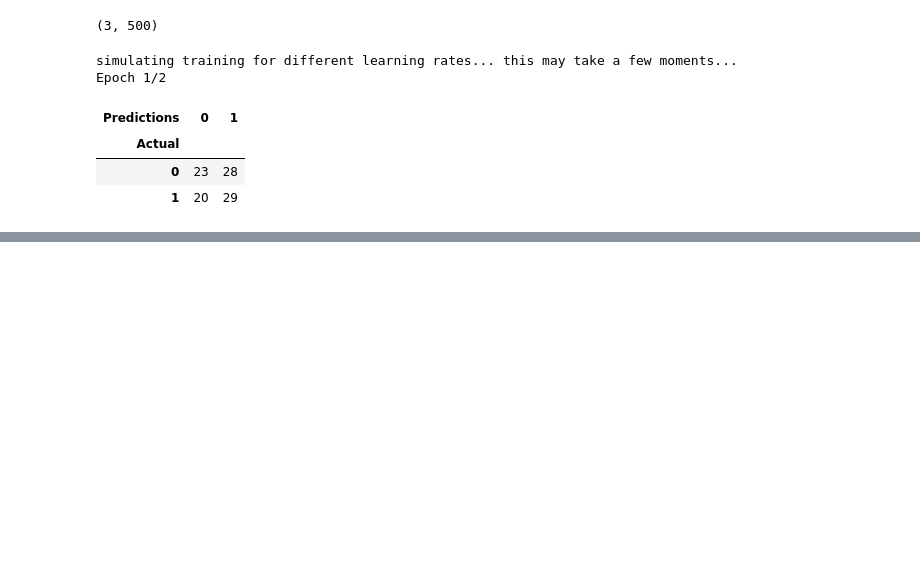
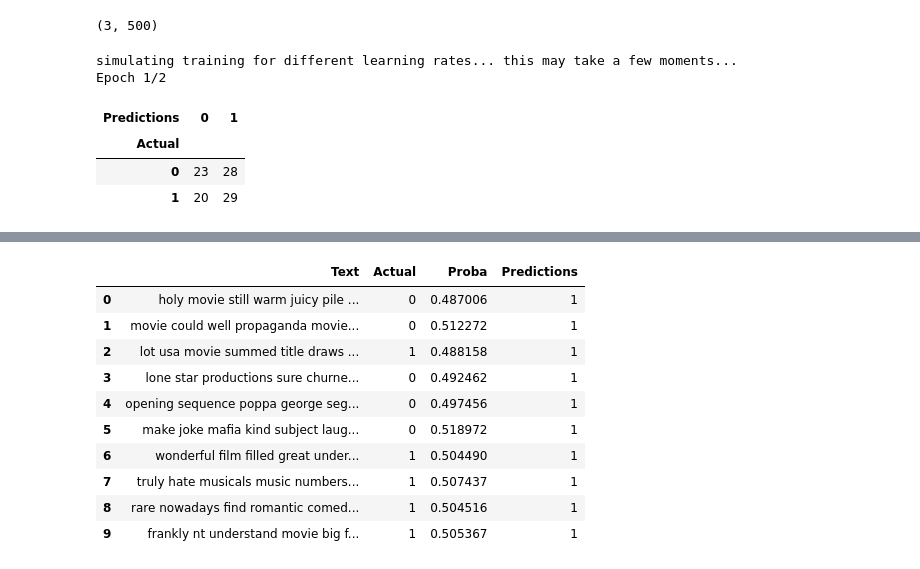
Before and after one commit to nikolacao/CMU-PGSS-2022, a Jupyter notebook: Week 2/LoadIMDB.ipynb, the cells around one changed output, grey strips where cells are left out. Saved outputs shown, nothing was run; the diff lists cells and outputs as text; code cells hidden in the pictures; blank space fills up the shorter version.

```diff
--- a/Week 2/LoadIMDB.ipynb
+++ b/Week 2/LoadIMDB.ipynb
@@ -252,0 +298,21 @@ pd.crosstab(myTestSet["Actual"],myTestSet["Predictions"] )
+# %%
+# randomsampleSet = sample(range(0,50000),10)
+
+predictions = predictor.predict(df["review"].values[randomsampleSet])
+prediction_proba = predictor.predict_proba(df["cleaned"].values[randomsampleSet])[:,1]
+
+output2 = pd.DataFrame({'Text': df["cleaned"].values[randomsampleSet], 'Actual': df["sentiment"].values[randomsampleSet], 'Proba':prediction_proba,  'Predictions':predictions })
+
+output2
+# %% [output]
+|  | Text | Actual | Proba | Predictions |
+| 0 | holy movie still warm juicy pile ... | 0 | 0.487006 | 1 |
+| 1 | movie could well propaganda movie... | 0 | 0.512272 | 1 |
+| 2 | lot usa movie summed title draws ... | 1 | 0.488158 | 1 |
+| 3 | lone star productions sure churne... | 0 | 0.492462 | 1 |
+| 4 | opening sequence poppa george seg... | 0 | 0.497456 | 1 |
+| 5 | make joke mafia kind subject laug... | 0 | 0.518972 | 1 |
+| 6 | wonderful film filled great under... | 1 | 0.504490 | 1 |
+| 7 | truly hate musicals music numbers... | 1 | 0.507437 | 1 |
+| 8 | rare nowadays find romantic comed... | 1 | 0.504516 | 1 |
+| 9 | frankly nt understand movie big f... | 1 | 0.505367 | 1 |
```
Also changed, not shown: parts of 5 cells of this notebook.
